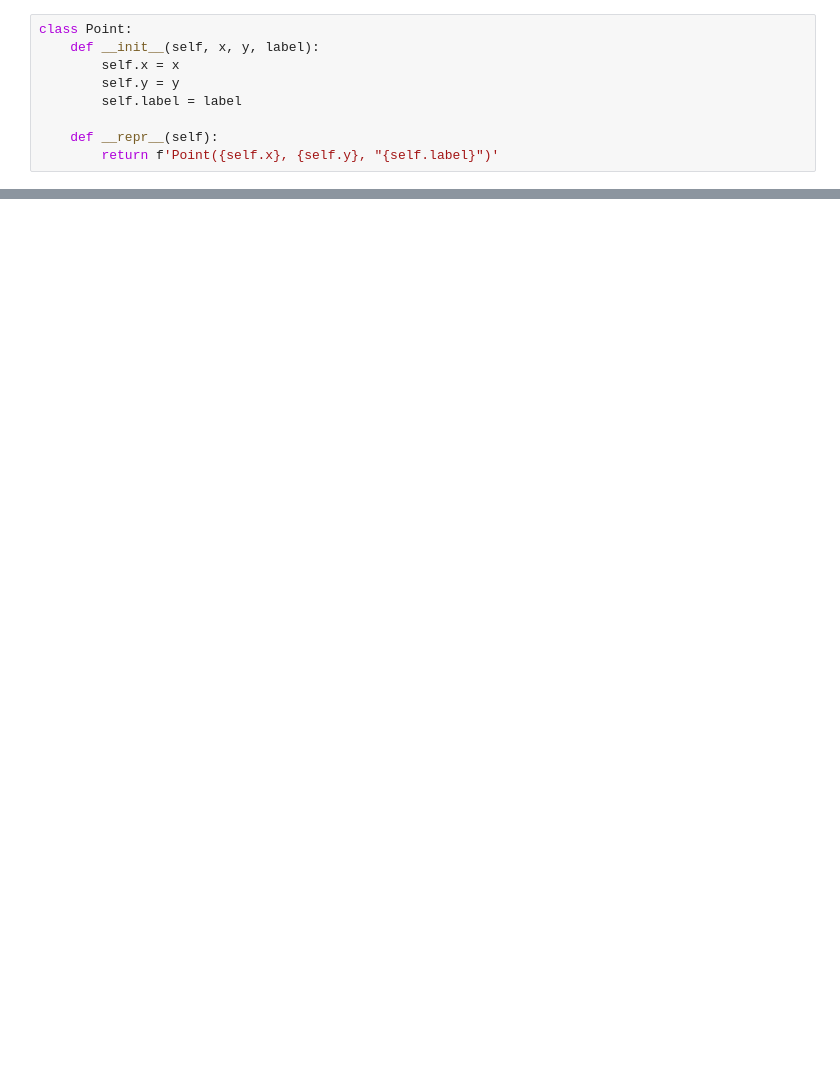
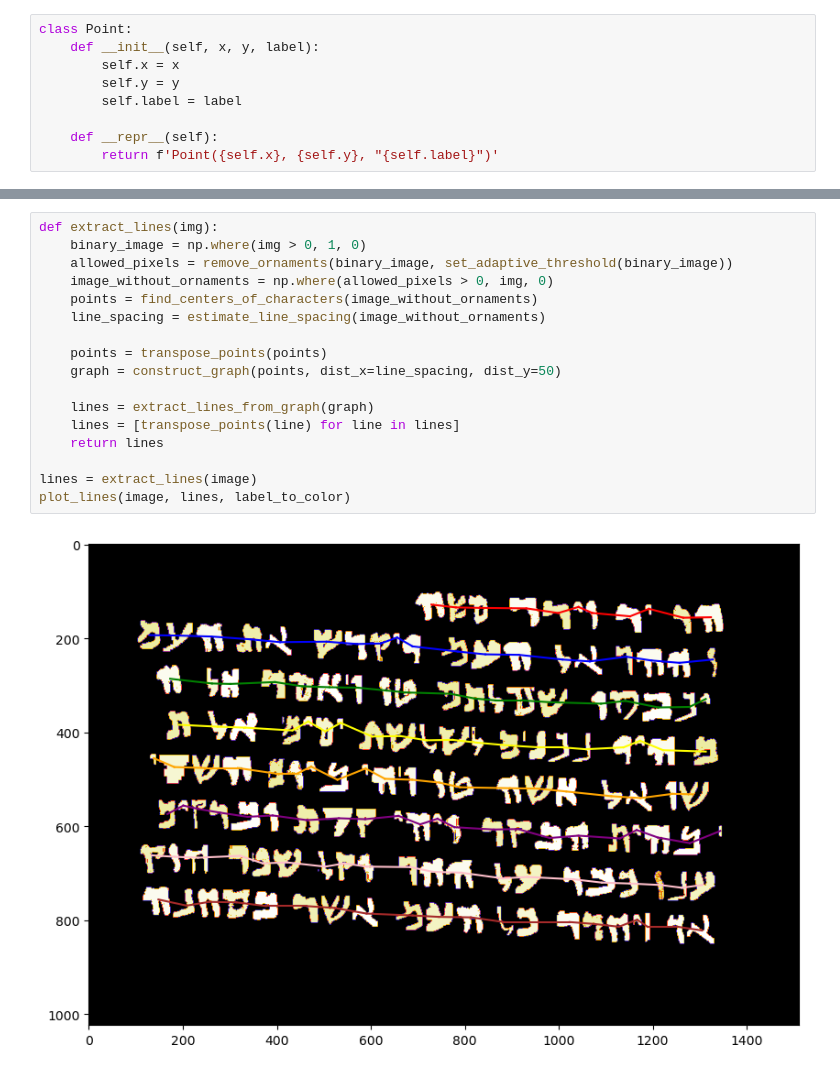
Before and after one commit to mormoassaf/rug-hr, a Jupyter notebook: experiments/dss_graph.ipynb, the cells around one changed output, grey strips where cells are left out. Cells and saved outputs as stored; diff of their text form; blank space fills up the shorter version.

```diff
--- a/experiments/dss_graph.ipynb
+++ b/experiments/dss_graph.ipynb
@@ -277,0 +315,19 @@ plot_lines(image_without_ornaments, lines, label_to_color)
+# %%
+def extract_lines(img):
+    binary_image = np.where(img > 0, 1, 0)
+    allowed_pixels = remove_ornaments(binary_image, set_adaptive_threshold(binary_image))
+    image_without_ornaments = np.where(allowed_pixels > 0, img, 0)
+    points = find_centers_of_characters(image_without_ornaments)
+    line_spacing = estimate_line_spacing(image_without_ornaments)
+
+    points = transpose_points(points)
+    graph = construct_graph(points, dist_x=line_spacing, dist_y=50)
+
+    lines = extract_lines_from_graph(graph)
+    lines = [transpose_points(line) for line in lines]
+    return lines
+
+lines = extract_lines(image)
+plot_lines(image, lines, label_to_color)
+# %% [output]
+[figure, added]
```
Also changed, not shown: parts of 7 cells of this notebook.
